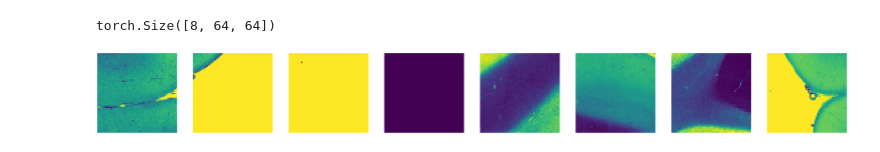
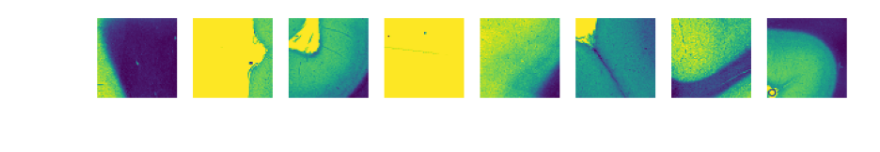
Before and after one commit to svkle100/GenProject2, a Jupyter notebook: notebooks/exercise2.ipynb, the cells around one changed output. Drawn from its saved outputs; the diff is of its cells as text; code cells hidden in the pictures.

```diff
--- a/notebooks/exercise2.ipynb
+++ b/notebooks/exercise2.ipynb
@@ -6,14 +6,13 @@ from data_utils.BrainDataset import BrainDataset
 from data_utils.BrainSampler import BrainSampler
 from data_utils import visualize_batch
 # %%
-# torch.random.manual_seed(0)
+torch.random.manual_seed(1)
 training_brains = {(1818, 759, "left"), (1818,820, "right"), (1818, 830, "right")}
 map_type = "transmittance"
 data = BrainDataset(training_brains, map_type, resolution="05")
 sampler = BrainSampler(data, tile_size=64, map_type=map_type)
 loader = DataLoader(data, sampler=sampler, batch_size=8)
-batch = next(iter(loader))
+batch = next(iter(loader))[0]
 visualize_batch(batch, map_type)
 # %% [output]
-torch.Size([8, 64, 64])
-[figure, old version]
+[figure, new version]
```
Also changed, not shown: 3 other files.
